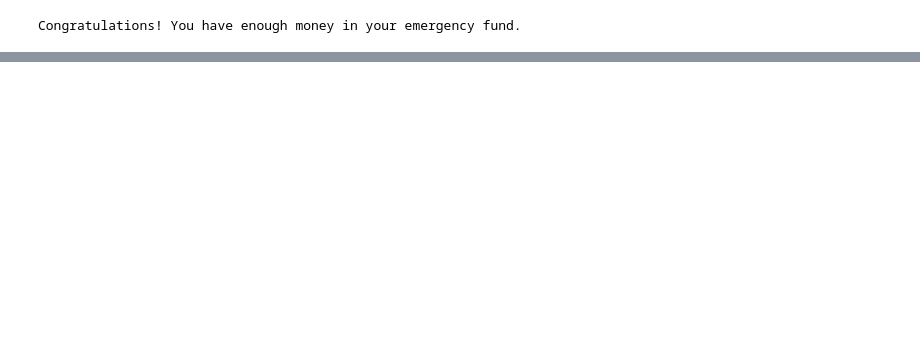
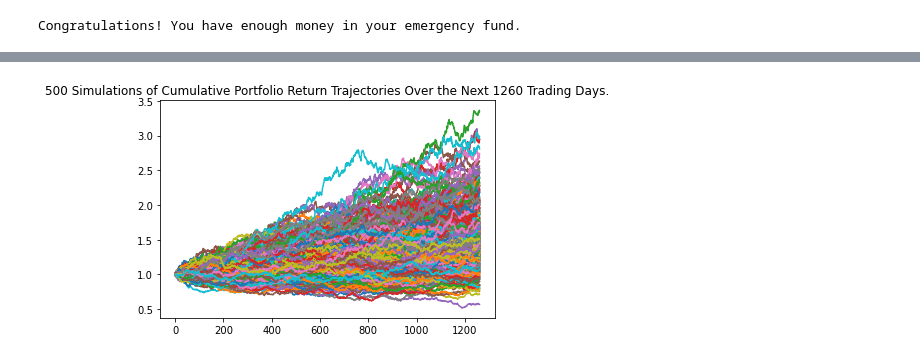
Before and after one commit to nhassan27/05-APIs, a Jupyter notebook: main.ipynb, the cells around one changed output, grey strips where cells are left out. Cells and saved outputs as stored; diff of their text form; code cells hidden in the pictures; blank space fills up the shorter version.

```diff
--- a/main.ipynb
+++ b/main.ipynb
@@ -196,0 +485,12 @@ Congratulations! You have enough money in your emergency fund.
+# %%
+# Optional Challenge - Early Retirement
+# Five Years Retirement Option
+
+# Configuring a Monte Carlo simulation to forecast 5 years cumulative returns
+
+MC_fiveyear = MCSimulation(
+    portfolio_data = df_stock_data,
+    weights = [.40,.60],
+    num_simulation = 500,
+    num_trading_days = 252*5
+)
@@ -196,0 +508,3 @@ Congratulations! You have enough money in your emergency fund.
+# %%
+MC_fiveyear.portfolio_data.dropna(inplace=True)
+MC_fiveyear.portfolio_data
@@ -196,0 +572,9 @@ Congratulations! You have enough money in your emergency fund.
+# %%
+# Plot simulation outcomes
+
+line_plot = MC_fiveyear.plot_simulation()
+
+# Save the plot for future usage
+line_plot.get_figure().savefig("MC_05year_sim_plot.png", bbox_inches="tight")
+# %% [output]
+[figure, added]
```
Also changed, not shown: parts of 40 cells of this notebook, 8 other files.
